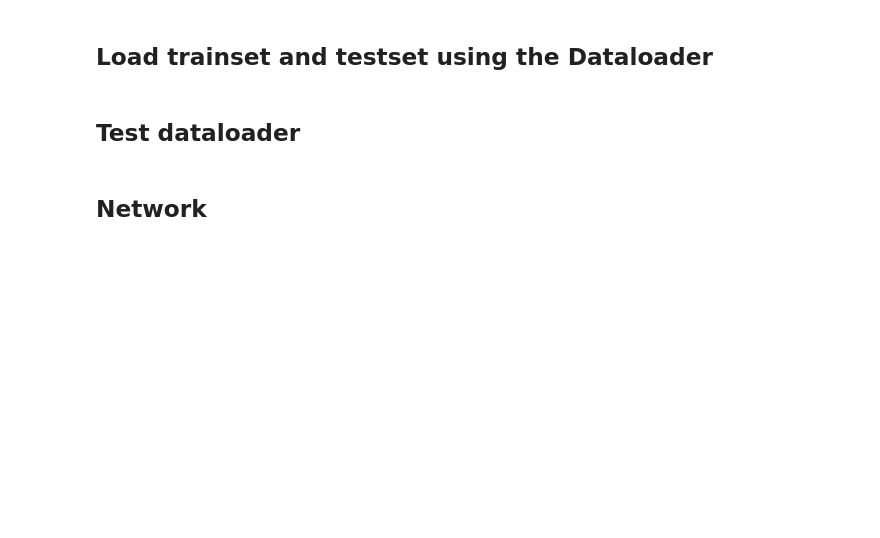
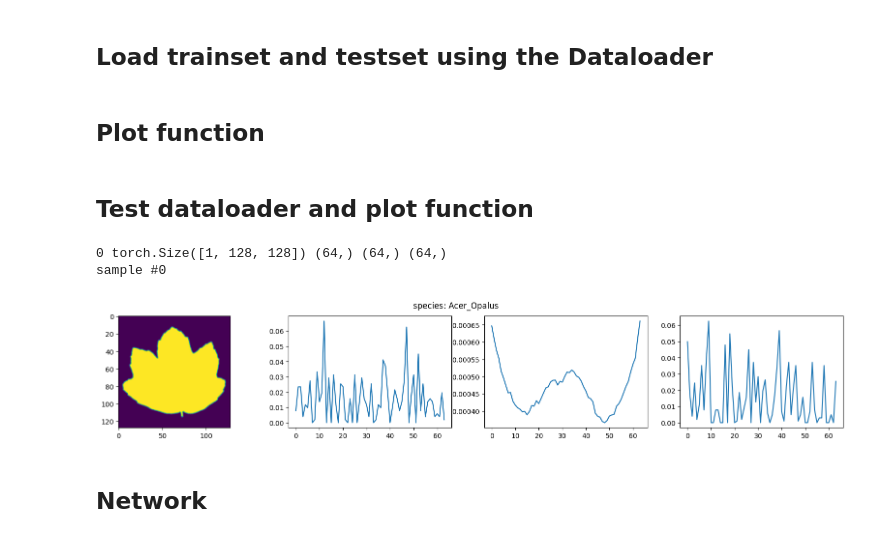
Before and after one commit to gitglob/LeafClassification, a Jupyter notebook: NN_1.ipynb, the cells around one changed output. Drawn from its saved outputs; the diff is of its cells as text; code cells hidden in the pictures; blank space fills up the shorter version.

Commit message:
fixed dataloaders

```diff
--- a/NN_1.ipynb
+++ b/NN_1.ipynb
@@ -494,7 +526,9 @@ test_csv = 'test.csv'
 root_dir = 'images/'
 
 batch_size = 32
-trainset = LeafDataset(train_csv, root_dir, transform=train_transform, train=False, test=False)
+trainset = LeafDataset(train_csv, root_dir, transform=train_transform, train=True, test=False)
 train_loader = DataLoader(trainset, batch_size=batch_size, shuffle=True, num_workers=0)
-testset = LeafDataset(test_csv, root_dir, transform=train_transform, train=False, test=False)
+testset = LeafDataset(test_csv, root_dir, transform=train_transform, train=False, test=True)
 test_loader = DataLoader(testset, batch_size=batch_size, shuffle=False, num_workers=0)
+# %% [markdown]
+## Plot function
@@ -501,38 +554,21 @@ test_loader = DataLoader(testset, batch_size=batch_size, shuffle=False, num_work
 # %% [markdown]
-## Test dataloader
+## Test dataloader and plot function
-# %%
-def show_leafs(species, image, margins, shapes, textures, id=None):
-    """Show image and margin"""
-    fig = plt.figure(figsize=(20,3))
-    ax1 = fig.add_subplot(141)
-    ax1.imshow(image)
-    ax2 = fig.add_subplot(142)
-    ax2.plot(margins)
-    ax3 = fig.add_subplot(143)
-    ax3.plot(shapes)
-    ax4 = fig.add_subplot(144)
-    ax4.plot(textures)
-    plt.suptitle(f"id: {id}, species: {species}")
-    plt.pause(0.001)  # pause a bit so that plots are updated
-    plt.show()
-
-# img_path = os.path.join('images/', img_name)
-# img = io.imread(img_path)
-# show_leafs(species, img, margins, textures, shapes, id)
 # %%
-leaf_dataset = LeafDataset(csv_file='train.csv',
-                            root_dir='images/',
-                            train=True)
+for i in range(len(trainset)):
+    data = trainset[i]
+    image, margins, shapes, textures, species = data
 
-for i in range(len(leaf_dataset)):
-    X, y = leaf_dataset[i]
-    print(i, len(X), X['image'].shape, X['margins'].shape, X['shapes'].shape, X['textures'].shape)
+    print(i, image.shape, margins.shape, shapes.shape, textures.shape)
 
     print(f'sample #{i}')
-    show_leafs(y, **X)
+    show_leafs(image, margins, shapes, textures, species)
 
-    if i == 1:
+    if i == 0:
         break
+# %% [output]
+0 torch.Size([1, 128, 128]) (64,) (64,) (64,)
+sample #0
+[figure, added]
 # %% [markdown]
 ## Network
 # %%
```
Also changed, not shown: parts of 16 cells of this notebook.
